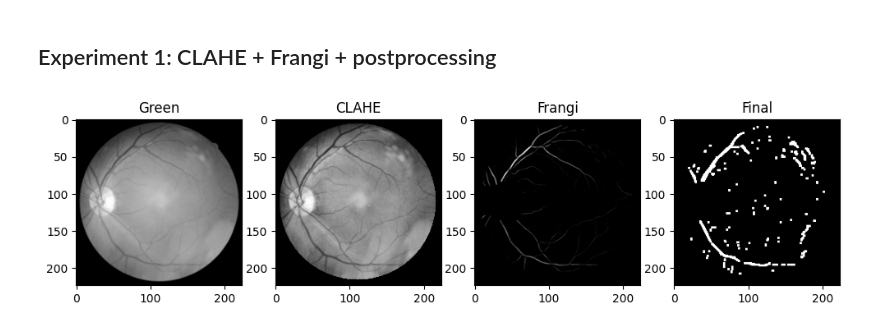
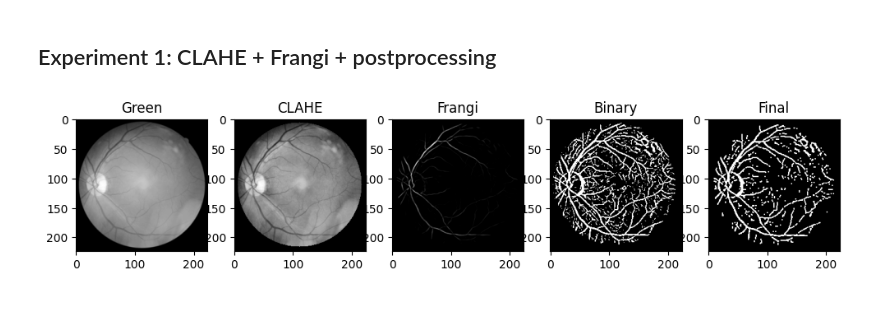
Before and after one commit to Chrisini/cosci-pygeon, a Jupyter notebook: retina-cfp-vessel-segmentation-unlabelled.ipynb, the cells around one changed output. Drawn from its saved outputs; the diff is of its cells as text; code cells hidden in the pictures.

Commit message:
change of kernel size

```diff
--- a/retina-cfp-vessel-segmentation-unlabelled.ipynb
+++ b/retina-cfp-vessel-segmentation-unlabelled.ipynb
@@ -144,42 +148,48 @@ vessels = frangi(norm)
 # -------------------------
 # Apply masks (for optic disc and image circle)
 # -------------------------
-vessels[od_mask == 1] = 0
+#vessels[od_mask == 1] = 0
 vessels[mask == 0] = 0
 
 # -------------------------
 # Threshold
 # -------------------------
-th = np.percentile(vessels[mask > 0], 70)  # LOWER = more vessels
+th = np.percentile(vessels[mask > 0], 75)  # LOWER = more vessels
 binary = (vessels > th).astype(np.uint8)
 
 # -------------------------
 # Postprocessing
 # -------------------------
-kernel = np.ones((3,3), np.uint8)
+kernel = np.ones((2,2), np.uint8)
 clean = cv2.morphologyEx(binary, cv2.MORPH_OPEN, kernel)
 
 # -------------------------
 # Visualization
 # -------------------------
 plt.figure(figsize=(12,4))
 
-plt.subplot(1,4,1)
+n=5
+
+plt.subplot(1,n,1)
 plt.title("Green")
 plt.imshow(green, cmap='gray')
 
-plt.subplot(1,4,2)
+plt.subplot(1,n,2)
 plt.title("CLAHE")
 plt.imshow(enhanced, cmap='gray')
 
-plt.subplot(1,4,3)
+plt.subplot(1,n,3)
 plt.title("Frangi")
 plt.imshow(vessels, cmap='gray')
 
-plt.subplot(1,4,4)
+plt.subplot(1,n,4)
+plt.title("Binary")
+plt.imshow(binary*255, cmap='gray')
+
+plt.subplot(1,n,5)
 plt.title("Final")
 plt.imshow(clean, cmap='gray')
 
 plt.show()
 # %% [output]
-[figure, old version]
+[figure, new version]
```
Also changed, not shown: parts of 3 cells of this notebook.
